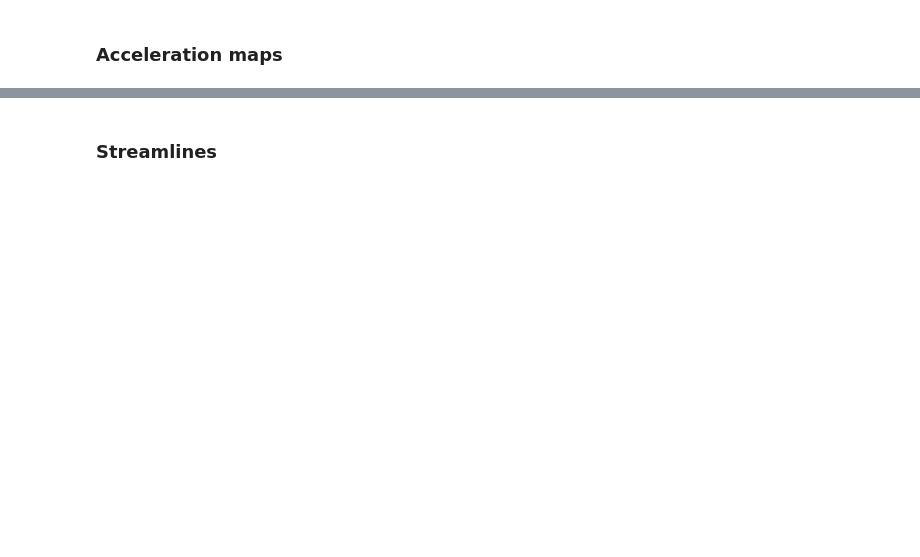
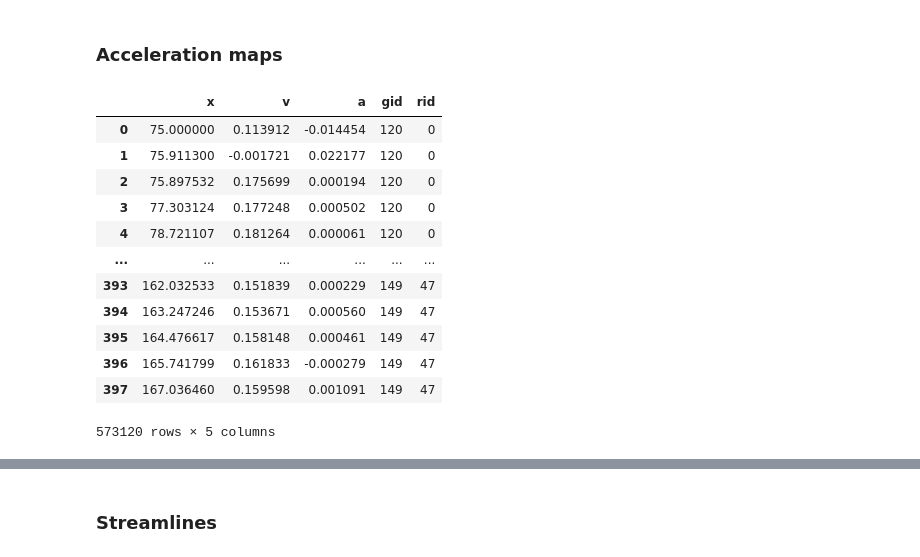
Before and after one commit to pedromzadeh/CCAM, a Jupyter notebook: driver/maps.ipynb, the cells around one changed output, grey strips where cells are left out. Cells and saved outputs as stored; diff of their text form; code cells hidden in the pictures; blank space fills up the shorter version.

```diff
--- a/driver/maps.ipynb
+++ b/driver/maps.ipynb
@@ -35,8 +52,7 @@ analysis.view_position_dist(global_pos, mu_factor)
 ### Hopping times
 # %%
 hop_times = []
-for gid, df_gid in global_pos.groupby("gid"):
-    for rid, df in df_gid.groupby("rid"):
+for (gid, rid), df in global_pos.groupby(["gid", "rid"]):
         t = analysis.get_hopping_times(df, mu_factor, min_factor)
         [hop_times.append(el) for el in t]
 # %%
@@ -50,15 +68,28 @@ plt.show()
 # %%
 global_x_v_a = []
 
-for gid, df_gid in global_pos.groupby("gid"):
-    for rid, df in df_gid.groupby("rid"):
-        x_v_a = analysis.calc_v_a_from_position(df.x, dt=0.002 * 500 * min_factor)
-        x_v_a["gid"] = gid
-        x_v_a["rid"] = rid
-        global_x_v_a.append(x_v_a)
+for (gid, rid), df in global_pos.groupby(["gid", "rid"]):
+    x_v_a = analysis.calc_v_a_from_position(df.x, dt=0.002 * 500 * min_factor)
+    x_v_a["gid"] = gid
+    x_v_a["rid"] = rid
+    global_x_v_a.append(x_v_a)
 
 global_x_v_a = pd.concat(global_x_v_a)
 global_x_v_a
+# %% [output]
+|  | x | v | a | gid | rid |
+| 0 | 75.000000 | 0.113912 | -0.014454 | 120 | 0 |
+| 1 | 75.911300 | -0.001721 | 0.022177 | 120 | 0 |
+| 2 | 75.897532 | 0.175699 | 0.000194 | 120 | 0 |
+| 3 | 77.303124 | 0.177248 | 0.000502 | 120 | 0 |
+| 4 | 78.721107 | 0.181264 | 0.000061 | 120 | 0 |
+| ... | ... | ... | ... | ... | ... |
+| 393 | 162.032533 | 0.151839 | 0.000229 | 149 | 47 |
+| 394 | 163.247246 | 0.153671 | 0.000560 | 149 | 47 |
+| 395 | 164.476617 | 0.158148 | 0.000461 | 149 | 47 |
+| 396 | 165.741799 | 0.161833 | -0.000279 | 149 | 47 |
+| 397 | 167.036460 | 0.159598 | 0.001091 | 149 | 47 |
+573120 rows × 5 columns
 # %%
 bounds = global_x_v_a.agg(["min", max])
 xmin, xmax = bounds["x"]
```
Also changed, not shown: parts of 8 cells of this notebook, 1 other file.
